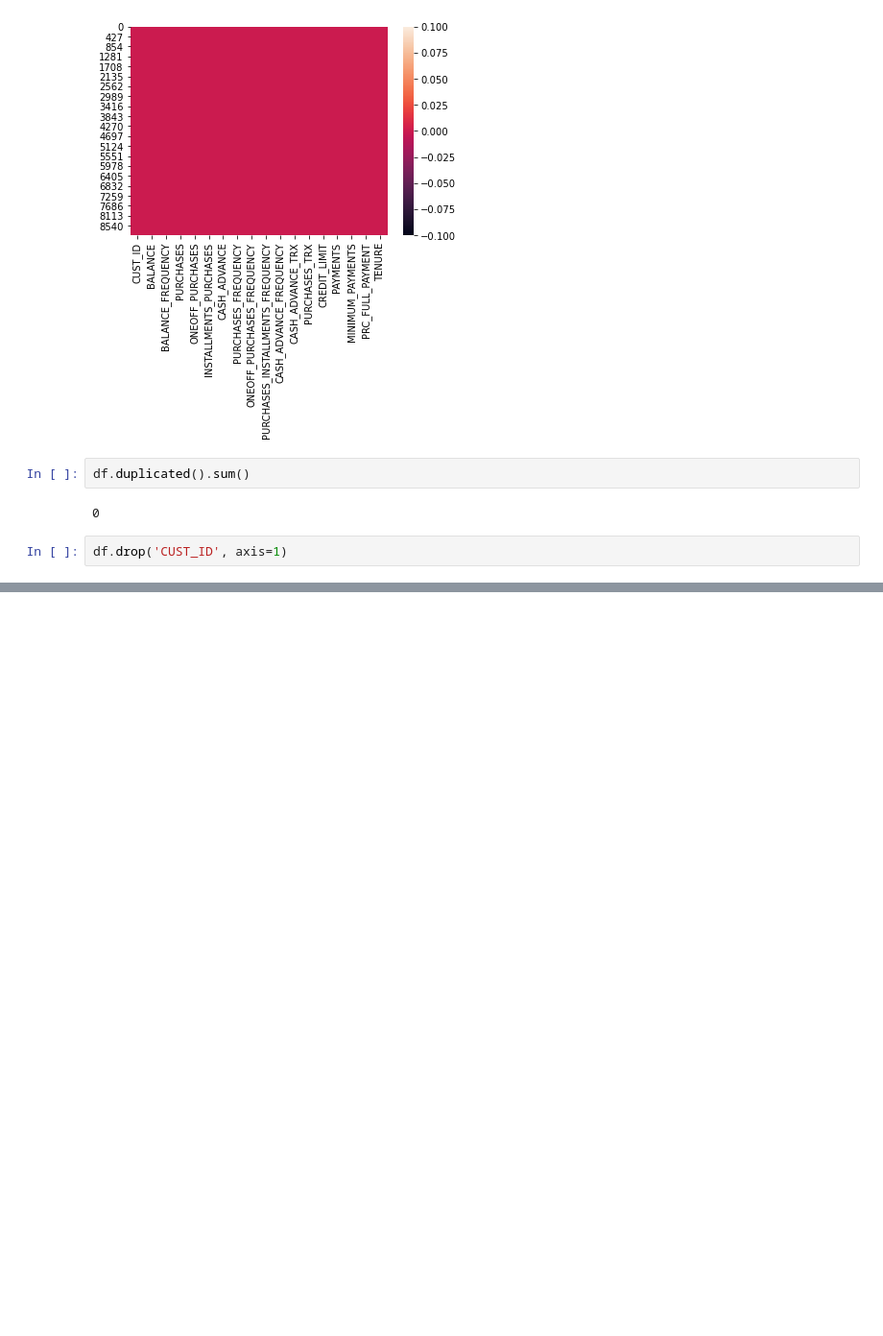
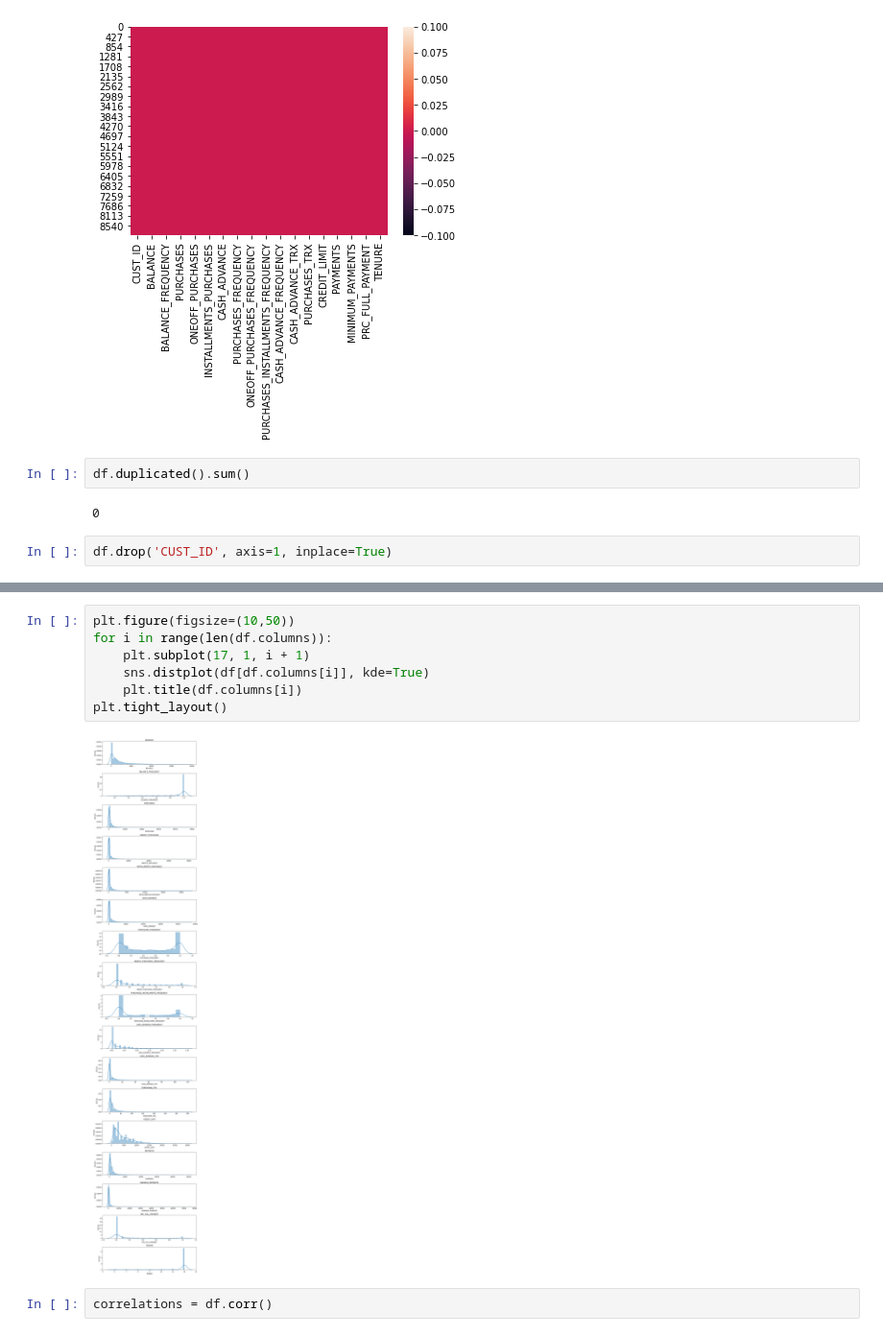
Before and after one commit to Paulo-Rodrigues/data_analysis_projects, a Jupyter notebook: mkt/Untitled.ipynb, the cells around one changed output, grey strips where cells are left out. Shown at 96% size. Cells and saved outputs as stored; diff of their text form; blank space fills up the shorter version.

Commit message:
visualization mkt project

```diff
--- a/mkt/Untitled.ipynb
+++ b/mkt/Untitled.ipynb
@@ -129,4 +129,4 @@ df.duplicated().sum()
 # %% [output]
 0
 # %%
-df.drop('CUST_ID', axis=1)
+df.drop('CUST_ID', axis=1, inplace=True)
@@ -132,0 +152,11 @@ df.drop('CUST_ID', axis=1)
+# %%
+plt.figure(figsize=(10,50))
+for i in range(len(df.columns)):
+    plt.subplot(17, 1, i + 1)
+    sns.distplot(df[df.columns[i]], kde=True)
+    plt.title(df.columns[i])
+plt.tight_layout()
+# %% [output]
+[figure, added]
+# %%
+correlations = df.corr()
```
Also changed, not shown: parts of 3 cells of this notebook.
